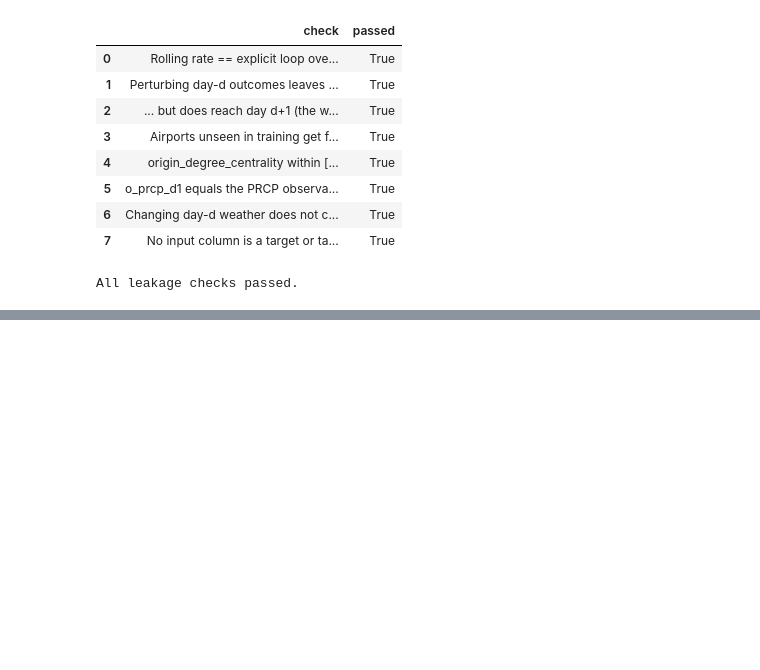
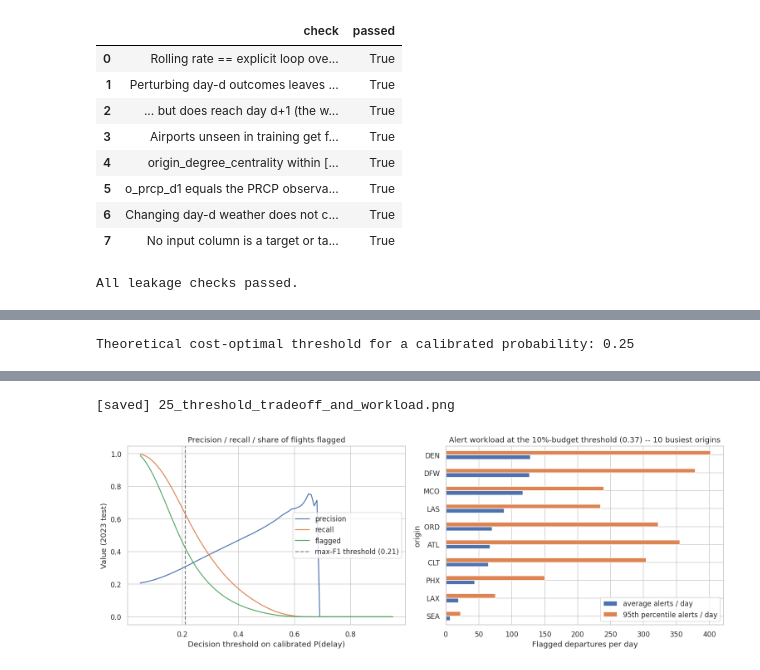
Before and after one commit to guvvalathejaswarreddy/PRT661-SYD7-Flight-Delay-Prediction, a Jupyter notebook: notebooks/PRT661_Flight_Delay_Full_Analysis.ipynb, the cells around one changed output, grey strips where cells are left out. Saved outputs shown, nothing was run; the diff lists cells and outputs as text; code cells hidden in the pictures; blank space fills up the shorter version.

```diff
--- a/notebooks/PRT661_Flight_Delay_Full_Analysis.ipynb
+++ b/notebooks/PRT661_Flight_Delay_Full_Analysis.ipynb
@@ -2232,0 +2421,74 @@ availability
+# %%
+# ---- Operating points: chosen on VALIDATION data, evaluated once on the 2023 test set ----------------------------------
+def _confusion(y, p, thr):
+    yhat = p >= thr
+    tp = int((yhat & (y == 1)).sum()); fp = int((yhat & (y == 0)).sum()); fn = int((~yhat & (y == 1)).sum())
+    return tp, fp, fn, int((~yhat & (y == 0)).sum())
+
+
+def _op_row(label, thr):
+    tp, fp, fn, tn = _confusion(y_te, p_te, thr)
+    prec = tp / max(tp + fp, 1); rec = tp / max(tp + fn, 1)
+    flagged = (tp + fp) / len(y_te)
+    return {"operating point": label, "threshold": thr, "flights flagged": flagged, "alerts per day (network)": (tp + fp) / 365.0,
+            "precision": prec, "recall": rec, "F1": 2 * prec * rec / max(prec + rec, 1e-12),
+            "false alarms per 10 alerts": 10 * (1 - prec), "lift over base rate": prec / y_te.mean()}
+
+
+grid = np.round(np.arange(0.05, 0.96, 0.01), 2)
+val_f1 = []
+val_cost = []
+for thr in grid:
+    tp, fp, fn, tn = _confusion(y_val, p_val, thr)
+    pr = tp / max(tp + fp, 1); rc = tp / max(tp + fn, 1)
+    val_f1.append(2 * pr * rc / max(pr + rc, 1e-12))
+    val_cost.append(A4_COST_FN * fn + A4_COST_FP * fp)
+thr_f1 = float(grid[int(np.argmax(val_f1))])
+thr_cost = float(grid[int(np.argmin(val_cost))])
+thr_cost_theory = A4_COST_FP / (A4_COST_FP + A4_COST_FN)           # optimal for a well-calibrated probability
+ops = [_op_row("max F1 on validation", thr_f1),
+       _op_row(f"min expected cost on validation (FN:FP = {A4_COST_FN:g}:{A4_COST_FP:g})", thr_cost)]
+for b in A4_ALERT_BUDGETS:
+    ops.append(_op_row(f"alert budget: top {b:.0%} of flights", float(np.quantile(p_val, 1 - b))))
+# precision-target operating point (if reachable on validation)
+for target in (0.40, 0.50):
+    reachable = [t for t in grid if (lambda c: c[0] / max(c[0] + c[1], 1))(_confusion(y_val, p_val, t)) >= target]
+    ops.append(_op_row(f"smallest threshold with validation precision >= {target:.0%}", float(reachable[0])) if reachable else
+               {"operating point": f"precision >= {target:.0%} not reachable on validation", "threshold": np.nan})
+tp, fp, fn, tn = _confusion(y_te, p_te_raw, 0.5)
+ops.insert(0, {"operating point": "A2 reference: raw score >= 0.5", "threshold": 0.5, "flights flagged": (tp + fp) / len(y_te),
+               "alerts per day (network)": (tp + fp) / 365.0, "precision": tp / max(tp + fp, 1), "recall": tp / max(tp + fn, 1),
+               "F1": 2 * tp / max(2 * tp + fp + fn, 1), "false alarms per 10 alerts": 10 * fp / max(tp + fp, 1),
+               "lift over base rate": (tp / max(tp + fp, 1)) / y_te.mean()})
+ops_df = pd.DataFrame(ops)
+ops_df.to_csv(A4_DIR / "a4_operating_points.csv", index=False)
+print(f"Theoretical cost-optimal threshold for a calibrated probability: {thr_cost_theory:.2f}")
+display(ops_df.style.format({c: "{:.3f}" for c in ops_df.columns if c != "operating point"}, na_rep="-"))
+A4_THRESHOLDS = {"max_f1": thr_f1, "min_cost": thr_cost, "cost_theory": thr_cost_theory,
+                 **{f"budget_{int(b * 100)}pct": float(np.quantile(p_val, 1 - b)) for b in A4_ALERT_BUDGETS}}
+
+# Curves and workload per airport
+curve = []
+for thr in grid:
+    tp, fp, fn, tn = _confusion(y_te, p_te, thr)
+    curve.append({"threshold": thr, "precision": tp / max(tp + fp, 1), "recall": tp / max(tp + fn, 1), "flagged": (tp + fp) / len(y_te)})
+curve = pd.DataFrame(curve)
+fig, axes = plt.subplots(1, 2, figsize=(14, 5))
+for col, c in [("precision", "#4C72B0"), ("recall", "#DD8452"), ("flagged", "#55A868")]:
+    axes[0].plot(curve["threshold"], curve[col], label=col, color=c)
+axes[0].axvline(thr_f1, color="grey", linestyle="--", label=f"max-F1 threshold ({thr_f1:.2f})")
+axes[0].set_xlabel("Decision threshold on calibrated P(delay)"); axes[0].set_ylabel("Value (2023 test)")
+axes[0].set_title("Precision / recall / share of flights flagged"); axes[0].legend()
+
+thr_b = A4_THRESHOLDS["budget_10pct"]
+daily = d4.loc[m_test, ["origin", "flight_date"]].assign(flag=(p_te >= thr_b))
+top = daily["origin"].value_counts().head(10).index
+alerts = daily[daily["origin"].isin(top)].groupby(["origin", "flight_date"], observed=True)["flag"].sum().groupby("origin", observed=True).agg(["mean", lambda s: s.quantile(.95)])
+alerts.columns = ["average alerts / day", "95th percentile alerts / day"]
+alerts.sort_values("average alerts / day").plot.barh(ax=axes[1], color=["#4C72B0", "#DD8452"])
+axes[1].set_title(f"Alert workload at the 10%-budget threshold ({thr_b:.2f}) -- 10 busiest origins")
+axes[1].set_xlabel("Flagged departures per day")
+save_fig(fig, "25_threshold_tradeoff_and_workload")
+alerts.to_csv(A4_DIR / "a4_alert_workload_top_airports.csv")
+# %% [output]
+Theoretical cost-optimal threshold for a calibrated probability: 0.25
@@ -2232,0 +2504,2 @@ availability
+[saved] 25_threshold_tradeoff_and_workload.png
+[figure, added]
```
Also changed, not shown: parts of 12 cells of this notebook, 1 other file.
